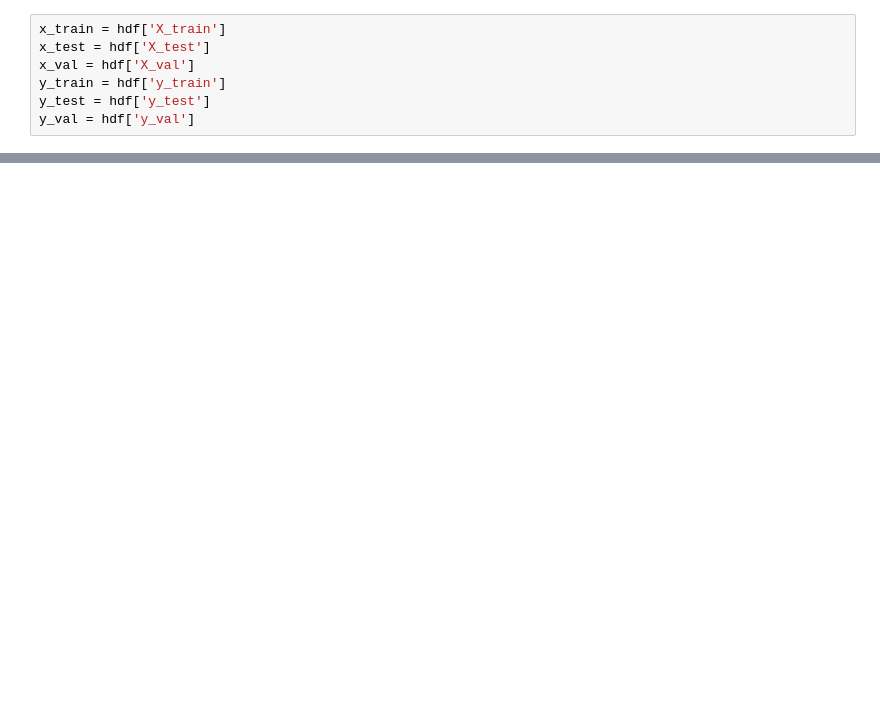
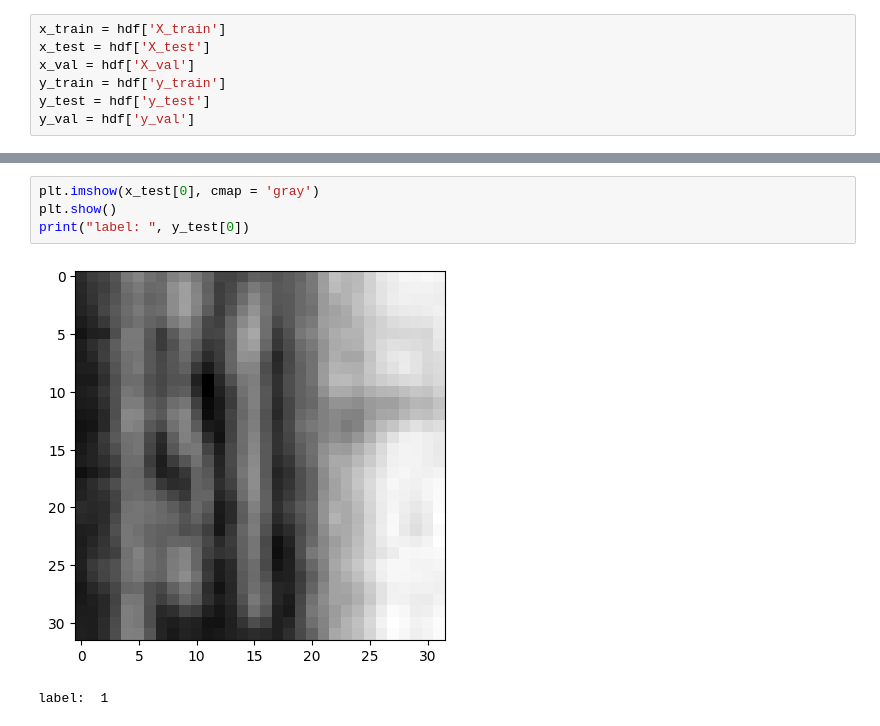
Before and after one commit to ayushipradhan30/AIML-mini-projects, a Jupyter notebook: Neural_Network_and_Deep_Learning.ipynb, the cells around one changed output, grey strips where cells are left out. Cells and saved outputs as stored; diff of their text form; blank space fills up the shorter version.

```diff
--- a/Neural_Network_and_Deep_Learning.ipynb
+++ b/Neural_Network_and_Deep_Learning.ipynb
@@ -38,0 +75,7 @@ print("y_test: ", y_test.shape)
+# %%
+plt.imshow(x_test[0], cmap = 'gray')
+plt.show()
+print("label: ", y_test[0])
+# %% [output]
+[figure, added]
+label:  1
```
Also changed, not shown: parts of 17 cells of this notebook.
